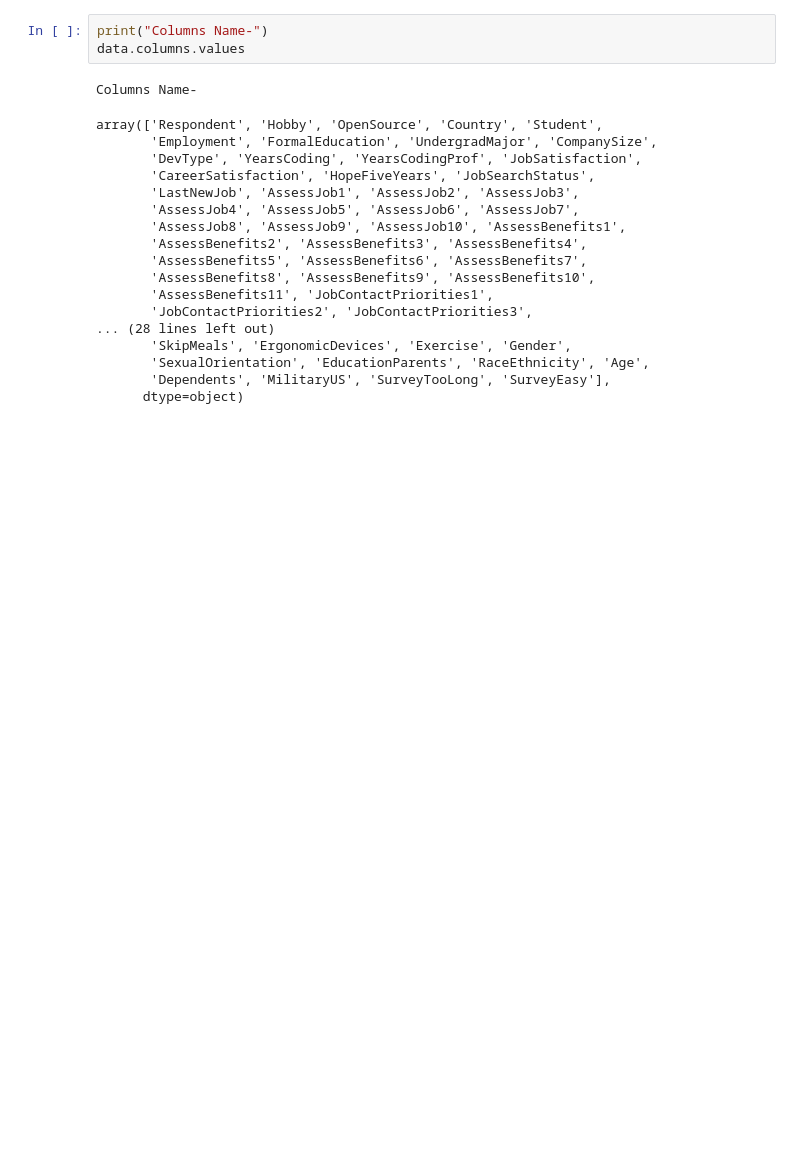
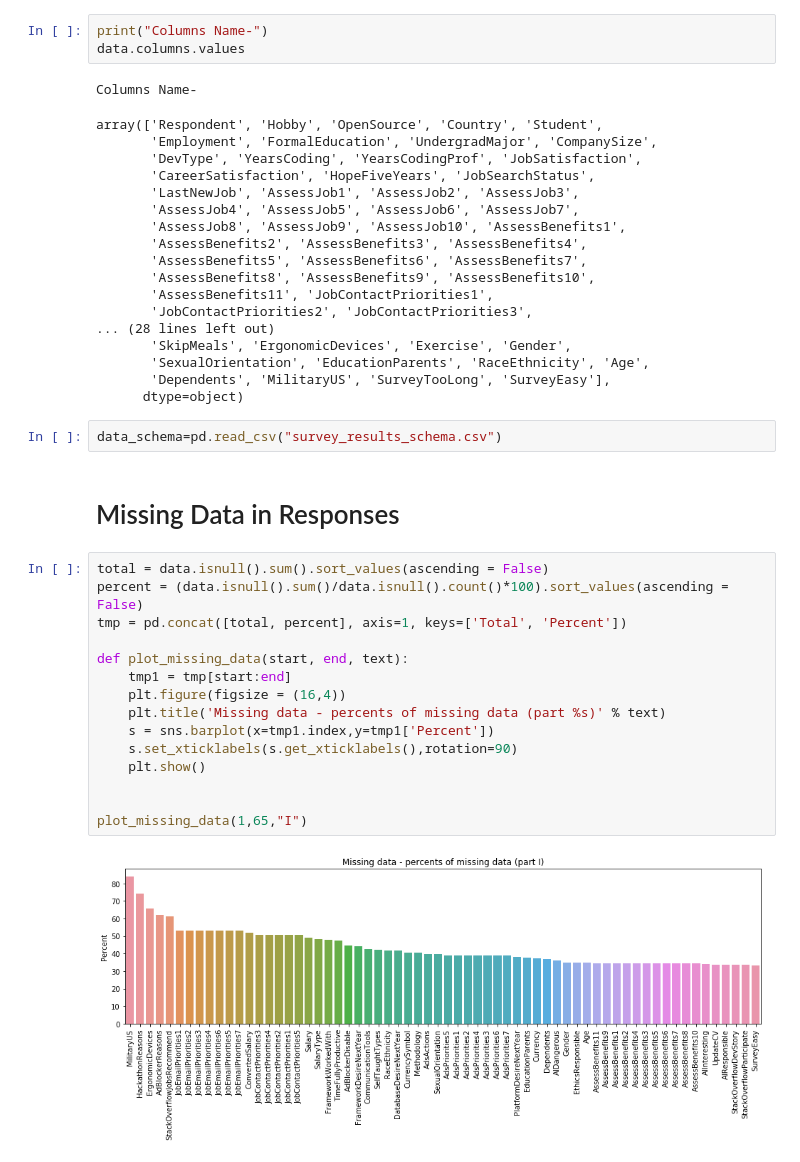
Before and after one commit to karangupta26/EDA-StackOverflow-Survey-2018, a Jupyter notebook: EDA of StackOverflow data set.ipynb, the cells around one changed output. Saved outputs shown, nothing was run; the diff lists cells and outputs as text; blank space fills up the shorter version.

```diff
--- a/EDA of StackOverflow data set.ipynb
+++ b/EDA of StackOverflow data set.ipynb
@@ -43,3 +47,24 @@ array(['Respondent', 'Hobby', 'OpenSource', 'Country', 'Student',
        'SexualOrientation', 'EducationParents', 'RaceEthnicity', 'Age',
        'Dependents', 'MilitaryUS', 'SurveyTooLong', 'SurveyEasy'],
       dtype=object)
+# %%
+data_schema=pd.read_csv("survey_results_schema.csv")
+# %% [markdown]
+# Missing Data in Responses
+# %%
+total = data.isnull().sum().sort_values(ascending = False)
+percent = (data.isnull().sum()/data.isnull().count()*100).sort_values(ascending = False)
+tmp = pd.concat([total, percent], axis=1, keys=['Total', 'Percent'])
+
+def plot_missing_data(start, end, text):
+    tmp1 = tmp[start:end]
+    plt.figure(figsize = (16,4))
+    plt.title('Missing data - percents of missing data (part %s)' % text)
+    s = sns.barplot(x=tmp1.index,y=tmp1['Percent'])
+    s.set_xticklabels(s.get_xticklabels(),rotation=90)
+    plt.show()
+
+
+plot_missing_data(1,65,"I")
+# %% [output]
+[figure, added]
```
Also changed, not shown: parts of 5 cells of this notebook.
